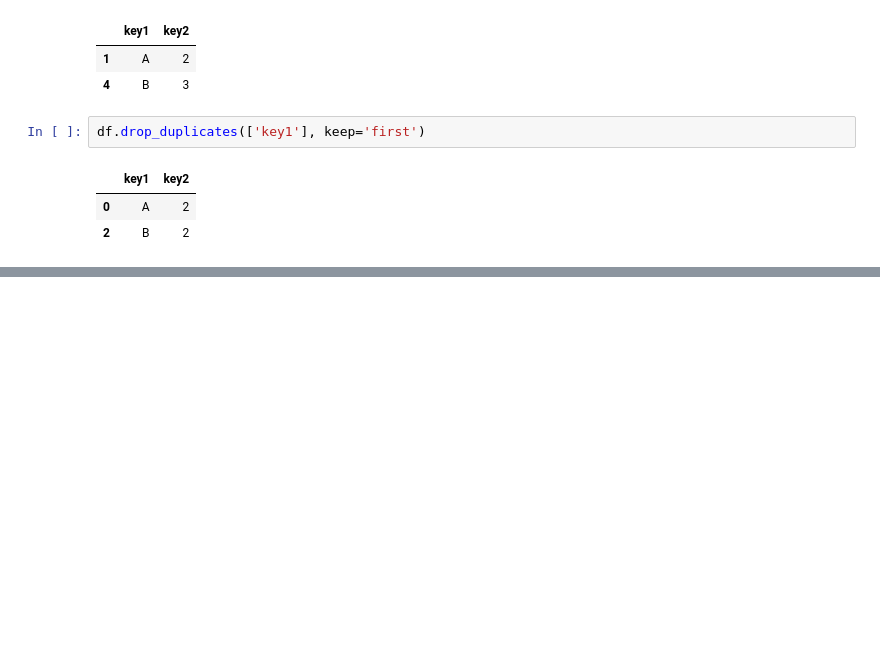
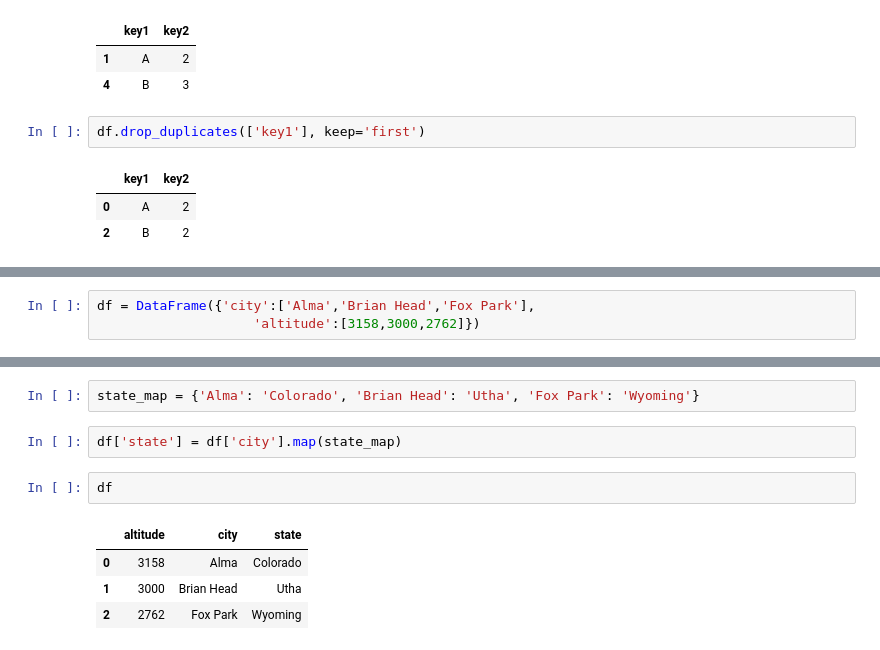
Before and after one commit to aki-06/Data_Science, a Jupyter notebook: 20180504_データ解析の基礎.ipynb, the cells around one changed output, grey strips where cells are left out. Cells and saved outputs as stored; diff of their text form; blank space fills up the shorter version.

```diff
--- a/20180504_データ解析の基礎.ipynb
+++ b/20180504_データ解析の基礎.ipynb
@@ -463,0 +468,3 @@ df.drop_duplicates(['key1'], keep='first')
+# %%
+df = DataFrame({'city':['Alma','Brian Head','Fox Park'],
+                    'altitude':[3158,3000,2762]})
@@ -463,0 +478,11 @@ df.drop_duplicates(['key1'], keep='first')
+# %%
+state_map = {'Alma': 'Colorado', 'Brian Head': 'Utha', 'Fox Park': 'Wyoming'}
+# %%
+df['state'] = df['city'].map(state_map)
+# %%
+df
+# %% [output]
+|  | altitude | city | state |
+| 0 | 3158 | Alma | Colorado |
+| 1 | 3000 | Brian Head | Utha |
+| 2 | 2762 | Fox Park | Wyoming |
```
Also changed, not shown: parts of 3 cells of this notebook.
